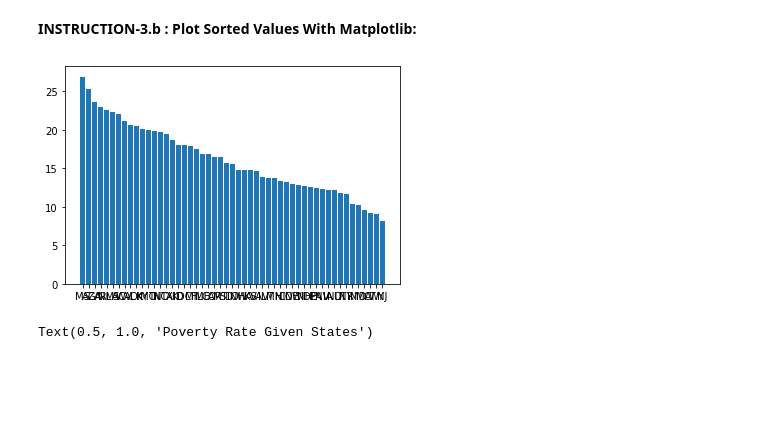
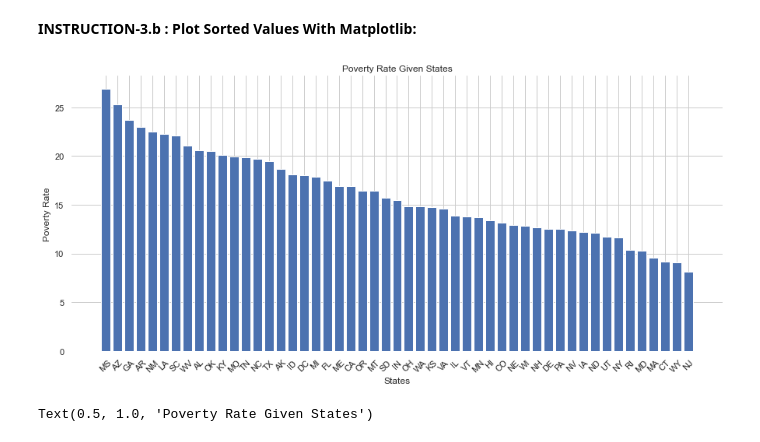
Before and after one commit to idenw/Statistics-Data-Analysis-with-Python-Data-Visualization-with-Python, a Jupyter notebook: 02-EU_DS_DVPy_M1-(PoliceKills)/USA_Fatal_Police_Shoot_Analyse_student_version.ipynb, the cells around one changed output. Cells and saved outputs as stored; diff of their text form; code cells hidden in the pictures; blank space fills up the shorter version.

```diff
--- a/02-EU_DS_DVPy_M1-(PoliceKills)/USA_Fatal_Police_Shoot_Analyse_student_version.ipynb
+++ b/02-EU_DS_DVPy_M1-(PoliceKills)/USA_Fatal_Police_Shoot_Analyse_student_version.ipynb
@@ -150,11 +167,18 @@ ps=ps1.sort_values(by="poverty_rate",ascending=False)
 [figure]
 # %% [markdown]
 **INSTRUCTION-3.b : Plot Sorted Values With Matplotlib:**
-# %%
-fig,axes=plt.subplots()
-ax=plt.bar(ps.index,height=ps.poverty_rate, data=ps)
-# %% [output]
-[figure, removed]
+# %%
+sns.set(style="whitegrid")
+f, ax = plt.subplots(figsize=(15, 6.5))
+sns.despine(f, left=True, bottom=True)
+ax.set_title("Poverty Rate Given States")
+ax.set_ylabel('Poverty Rate')
+ax.set_xlabel('States')
+ax.set_xticklabels(ps.index, rotation=45)
+
+ax=plt.bar(ps.index,height=ps.poverty_rate, data=ps)
+# %% [output]
+[figure, added]
 # %%
 # %% [output]
 Text(0.5, 1.0, 'Poverty Rate Given States')
```
Also changed, not shown: parts of 23 cells of this notebook.
